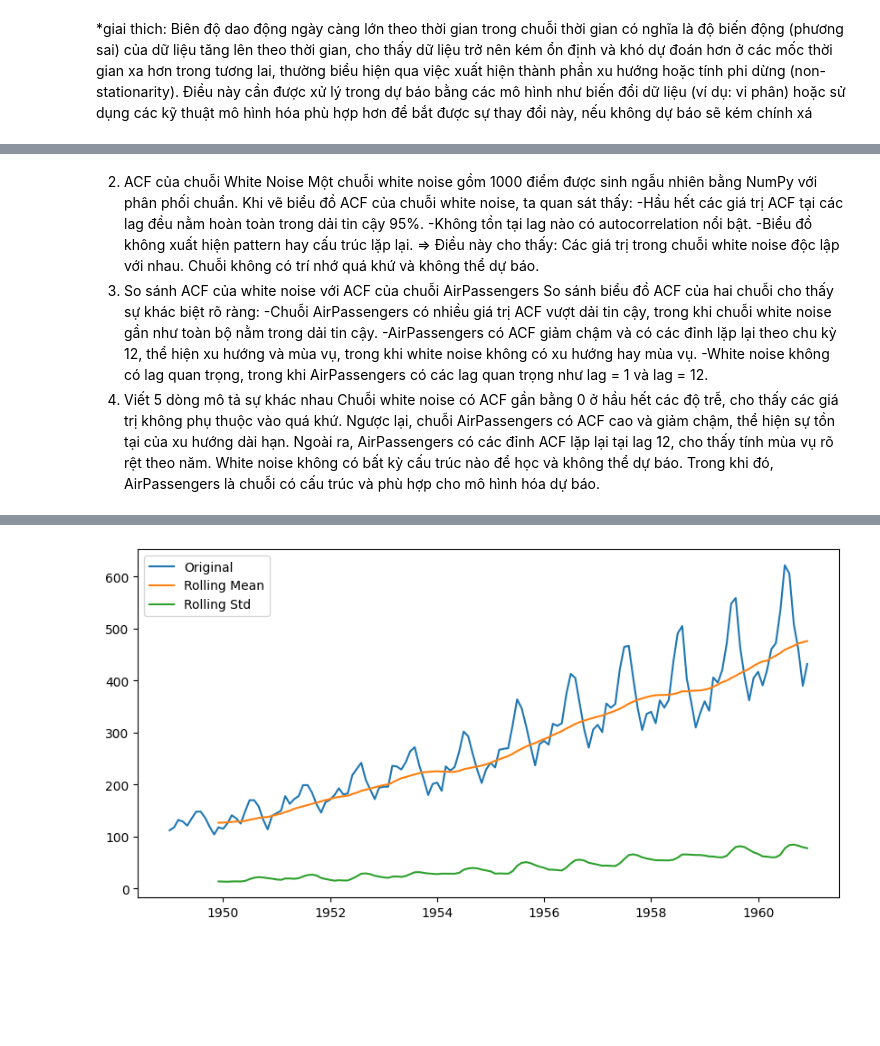
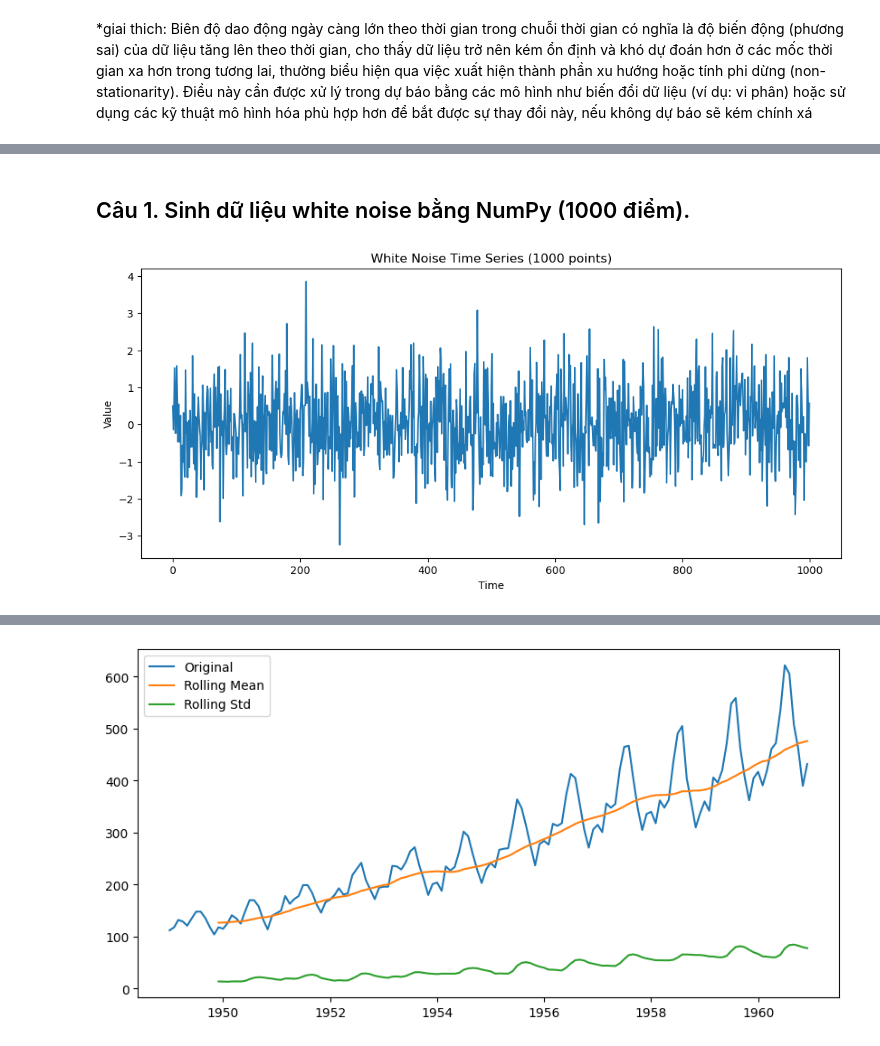
Before and after one commit to ThienNam13/Time-Series-Data-Analysis-and-Forecasting, a Jupyter notebook: Chapter2.ipynb, the cells around one changed output, grey strips where cells are left out. Saved outputs shown, nothing was run; the diff lists cells and outputs as text; code cells hidden in the pictures; blank space fills up the shorter version.

```diff
--- a/Chapter2.ipynb
+++ b/Chapter2.ipynb
@@ -180,15 +173,23 @@ plt.show()
-# %% [markdown]
-2. ACF của chuỗi White Noise
-Một chuỗi white noise gồm 1000 điểm được sinh ngẫu nhiên bằng NumPy với phân phối chuẩn.
-Khi vẽ biểu đồ ACF của chuỗi white noise, ta quan sát thấy:
--Hầu hết các giá trị ACF tại các lag đều nằm hoàn toàn trong dải tin cậy 95%.
--Không tồn tại lag nào có autocorrelation nổi bật.
--Biểu đồ không xuất hiện pattern hay cấu trúc lặp lại.
-=> Điều này cho thấy: Các giá trị trong chuỗi white noise độc lập với nhau. Chuỗi không có trí nhớ quá khứ và không thể dự báo.
-3. So sánh ACF của white noise với ACF của chuỗi AirPassengers
-So sánh biểu đồ ACF của hai chuỗi cho thấy sự khác biệt rõ ràng:
--Chuỗi AirPassengers có nhiều giá trị ACF vượt dải tin cậy, trong khi chuỗi white noise gần như toàn bộ nằm trong dải tin cậy.
--AirPassengers có ACF giảm chậm và có các đỉnh lặp lại theo chu kỳ 12, thể hiện xu hướng và mùa vụ, trong khi white noise không có xu hướng hay mùa vụ.
--White noise không có lag quan trọng, trong khi AirPassengers có các lag quan trọng như lag = 1 và lag = 12.
-4. Viết 5 dòng mô tả sự khác nhau
-Chuỗi white noise có ACF gần bằng 0 ở hầu hết các độ trễ, cho thấy các giá trị không phụ thuộc vào quá khứ. Ngược lại, chuỗi AirPassengers có ACF cao và giảm chậm, thể hiện sự tồn tại của xu hướng dài hạn. Ngoài ra, AirPassengers có các đỉnh ACF lặp lại tại lag 12, cho thấy tính mùa vụ rõ rệt theo năm. White noise không có bất kỳ cấu trúc nào để học và không thể dự báo. Trong khi đó, AirPassengers là chuỗi có cấu trúc và phù hợp cho mô hình hóa dự báo.
+# %% [markdown]
+## Câu 1. Sinh dữ liệu white noise bằng NumPy (1000 điểm).
+# %%
+import numpy as np
+import matplotlib.pyplot as plt
+from statsmodels.graphics.tsaplots import plot_acf
+
+np.random.seed(42)
+
+white_noise = np.random.normal(
+    loc=0,
+    scale=1,
+    size=1000
+)
+
+plt.figure(figsize=(12, 5))
+plt.plot(white_noise)
+plt.title("White Noise Time Series (1000 points)")
+plt.xlabel("Time")
+plt.ylabel("Value")
+plt.show()
+# %% [output]
+[figure, added]
```
Also changed, not shown: parts of 53 cells of this notebook.
